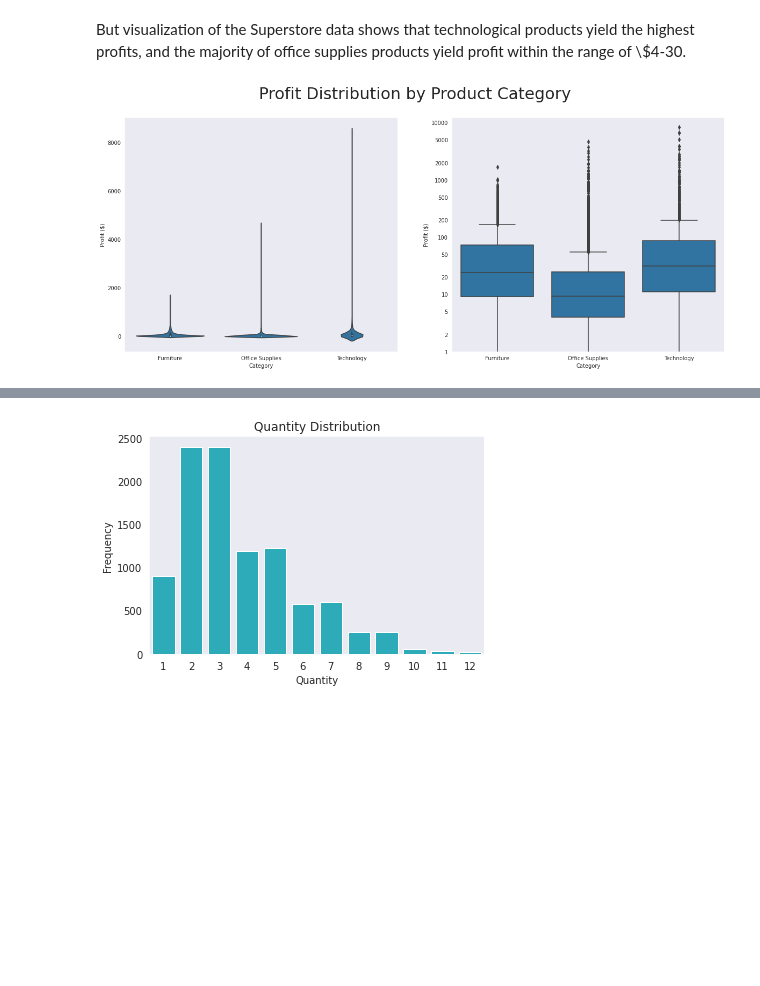
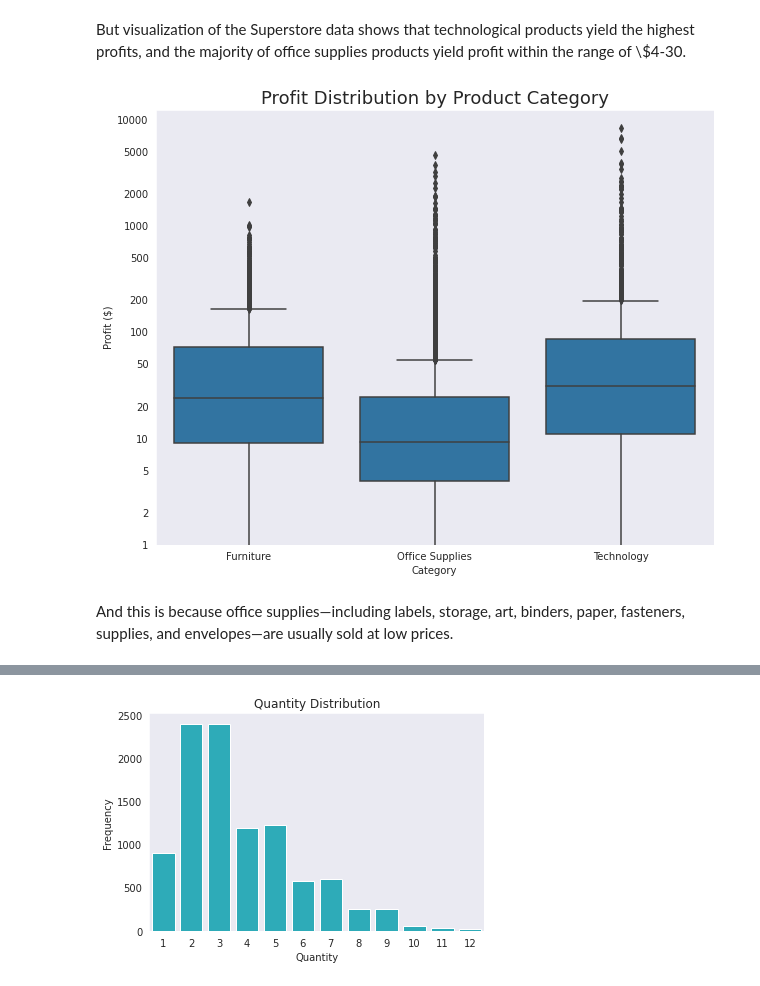
Before and after one commit to Dee-nDee/SuperStore_Data_Analysis, a Jupyter notebook: SuperStore_II.ipynb, the cells around one changed output, grey strips where cells are left out. Saved outputs shown, nothing was run; the diff lists cells and outputs as text; code cells hidden in the pictures; blank space fills up the shorter version.

```diff
--- a/SuperStore_II.ipynb
+++ b/SuperStore_II.ipynb
@@ -150,6 +150,9 @@ samp_superstore.drop_duplicates(inplace = True)
 samp_superstore.duplicated().sum()
 # %% [output]
 0
+# %%
+#create new column for unit price
+samp_superstore["Unit_Price"] = samp_superstore["Sales"] / samp_superstore["Quantity"]
 # %%
 #change Quantity datatype to string
 samp_superstore.Quantity = samp_superstore.Quantity.astype(str)
@@ -402,30 +410,22 @@ plt.title("Categorical Distribution of Products");
 But visualization of the Superstore data shows that technological products yield the highest profits, and the majority of office supplies products yield profit within the range of \\$4-30.
 # %%
 #create figure size
-plt.figure(figsize = (20, 8))
+plt.figure(figsize = (10, 8))
 
-#create subplot for violin plot
-plt.subplot(1, 2, 1)
-sb.violinplot(data = samp_superstore, x = "Category", y = "Profit",
-             color = base_color);
-plt.ylabel("Profit ($)")
-plt.grid(False)
-
-
-#create subplot for box plot
-plt.subplot(1, 2, 2)
 sb.boxplot(data = samp_superstore, x = "Category", y = "Profit",
              color = base_color);
 plt.yscale("log")
 
 #create ticks for y-axis
 y_ticks = [1, 2, 5, 10, 20, 50, 100,200, 500, 1000, 2000, 5000, 10000]
 tick_labels = ["{}".format(y_tick) for y_tick in y_ticks]
 plt.yticks(y_ticks, tick_labels)
 
 plt.grid(False)
 
 plt.ylabel("Profit ($)")
-plt.suptitle("Profit Distribution by Product Category", fontsize = 30);
+plt.title("Profit Distribution by Product Category", fontsize = 18);
 # %% [output]
-[figure, old version]
+[figure, new version]
+# %% [markdown]
+And this is because office supplies—including labels, storage, art, binders, paper, fasteners, supplies, and envelopes—are usually sold at low prices.
```
Also changed, not shown: parts of 21 cells of this notebook.
